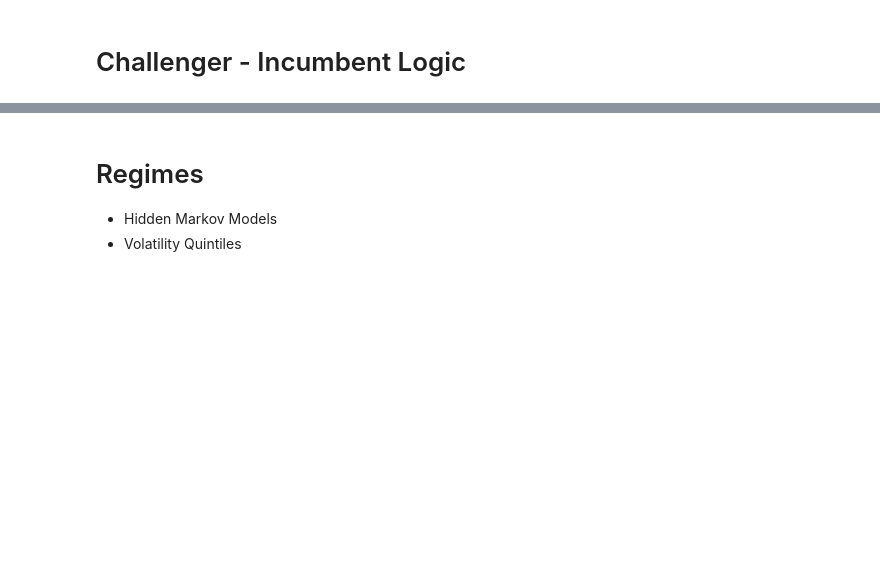
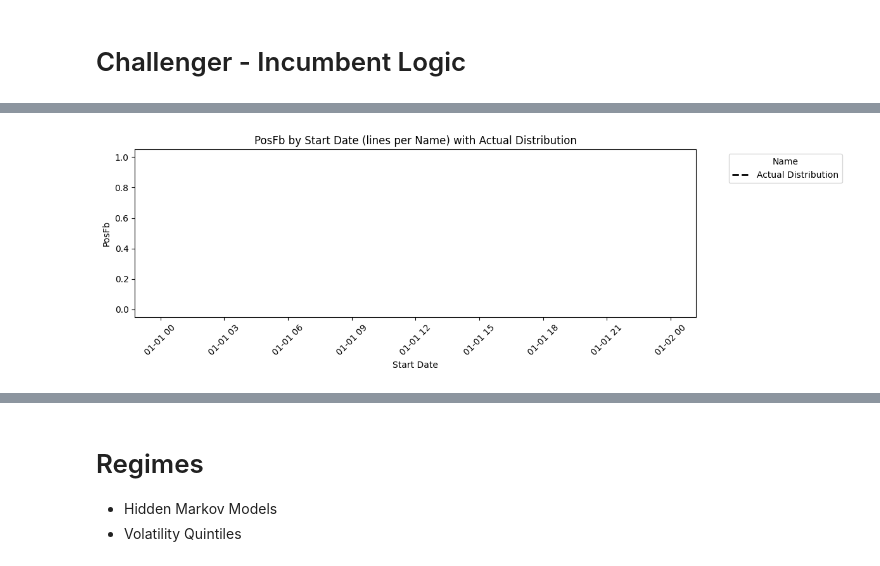
Before and after one commit to bchase17/Fracturion, a Jupyter notebook: Testing_Pipeline/Experiment_Pipeline.ipynb, the cells around one changed output, grey strips where cells are left out. Cells and saved outputs as stored; diff of their text form; code cells hidden in the pictures; blank space fills up the shorter version.

Commit message:
Streamlined test build and file cleanup

```diff
--- a/Testing_Pipeline/Experiment_Pipeline.ipynb
+++ b/Testing_Pipeline/Experiment_Pipeline.ipynb
@@ -805,0 +696,92 @@ Run 10 of 10 | LB: 9 | 2025-05-08 - 2025-05-28
+# %%
+## ============================== ##
+#  Fixed variables, do not change  #
+## ============================== ##
+thresh = [.55] # minimum confidence by model for predictions to be included
+results = [] # for storing performance of single run
+metrics_df = pd.DataFrame() # initialize df for storing performance of multiple runs
+all_perm_dfs = [] # stores results of permutation importance for each run
+perm_size = 245 # size of permutation importance
+opt = 'matthews_corrcoef' # evaluation metric, preferred is matthews_corrcoef
+exclude = {'Date', 'Close', 'High', 'Low', 'Volume'}
+
+
+## ============================== ##
+#       Adjustable arguments       #
+## ============================== ##
+ticker = 'QQQ'
+returns = [5] # list of time horizons to test
+test_size = 12 # used for size of test set, default is 10-20
+lbs = [9] # lookback years for training data, default is 8
+offset_size = test_size # if doing multiple time series, this value determines the step size
+runs = 10 # number of runs to do
+
+
+## ============================== ##
+#         Data Extraction          #
+## ============================== ##
+df_orig = get_data(ticker) # extract pricing data
+df_returns = generate_returns(df_orig, returns) # generate target variable
+
+
+ma_df = ma_features(df_orig)
+ma_cols = generate_col_list(ma_df)
+rsi_macd_df = rsi_macd_features(df_orig)
+rsi_macd_cols = generate_col_list(rsi_macd_df)
+volume_df = volume(df_orig)
+volume_cols = generate_col_list(volume_df)
+atr_adx_vol_df = atr_adx_vol(df_orig)
+atr_adx_vol_cols = generate_col_list(atr_adx_vol_df)
+vix_skew_df = vix_skew(df_orig)
+vix_skew_cols = generate_col_list(vix_skew_df)
+experimental_slop_df = experimental_slop(df_orig)
+experimental_slop_cols = generate_col_list(experimental_slop_df)
+
+feature_sets = [ma_df, rsi_macd_df, volume_df, atr_adx_vol_df, vix_skew_df, experimental_slop_df]
+
+# merge returns and features table into one df
+df_merged = pd.merge(ma_df, df_returns[[col for col in df_returns.columns if col.startswith('Return')] + ['Date']], on='Date')
+
+# merge challengers, skipping duplicates
+for feature_set in feature_sets:
+    new_cols = [c for c in feature_set.columns if c not in df_merged.columns or c == 'Date']
+    df_merged = pd.merge(df_merged, feature_set[new_cols], on='Date')
+
+df = df_merged.sort_values('Date', ascending=False).copy()  # newest first
+
+# name, columns, cv_type dict for each model
+models_dict = {
+    'moving_averages': (ma_cols, 'temporal'),
+    'rsi_macd': (rsi_macd_cols, 'temporal'),
+    'volume': (volume_cols, 'temporal'),
+    'atr_adx_volatility': (atr_adx_vol_cols, 'temporal'),
+    'vix_skew': (vix_skew_cols, 'temporal'),
+    'experimental_slope': (experimental_slop_cols, 'temporal'),
+}
+
+for r in returns:
+
+    for i in range(runs): # number of runs to do
+
+        offset = max(i * offset_size, 0) # step size for each run
+
+        for lb in lbs:
+
+            df_ph = df.iloc[offset : offset + 245 * lb, :].iloc[r:].copy()  # 245 records is ~1 year of data
+            ret_col = f"Return_{r}"
+            ret_pct_col = f"Return%_{r}"
+
+            rets = df_ph[ret_pct_col]
+            neg, pos = rets[rets < 0], rets[rets > 0]
+
+            neg_cut = neg.nlargest(max(1, int(len(neg) * 0.05))).min()
+            pos_cut = pos.nsmallest(max(1, int(len(pos) * 0.05))).max()
+            filtered = df_ph[(rets < neg_cut) | (rets > pos_cut)].copy()
+            print(f"Run {i+1} of {runs} | LB: {lb} | {filtered['Date'].iloc[test_size]} - {filtered['Date'].iloc[0]}")
+
+            #==== Loop through model_dicts Run ====#
+            for name, (cols, cv_type) in models_dict.items():
+                metrics_df = run(filtered, cols, ret_col, lb, cv_type, name, metrics_df)
+
+visualize_performance(metrics_df)
+# %% [output]
@@ -805,0 +798 @@ Run 10 of 10 | LB: 9 | 2025-05-08 - 2025-05-28
+[figure, added]
```
Also changed, not shown: parts of 3 cells of this notebook, 3 other files.
